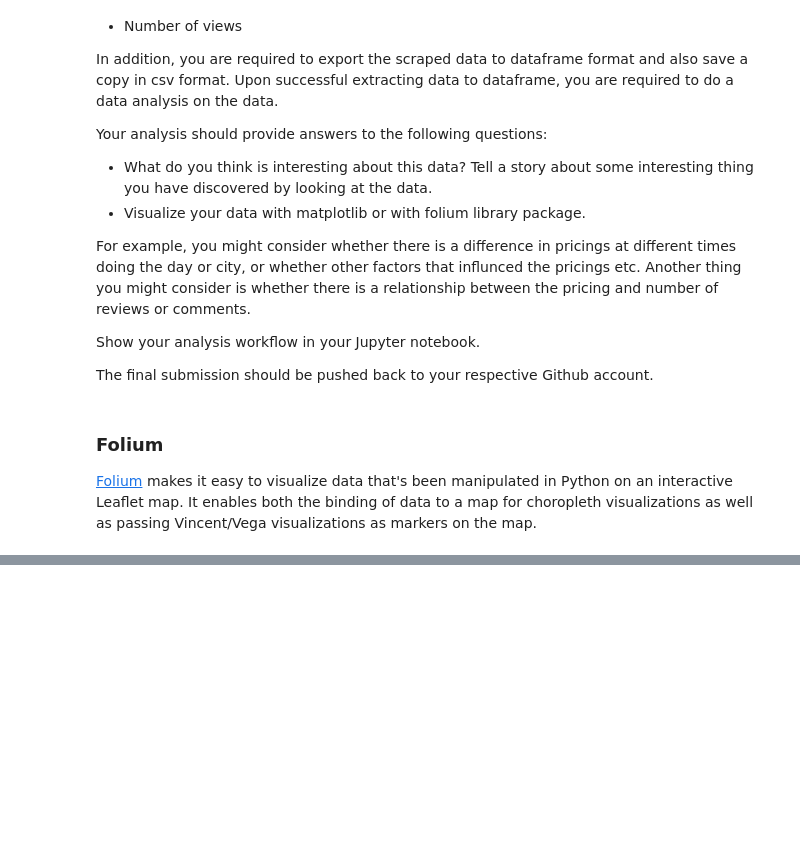
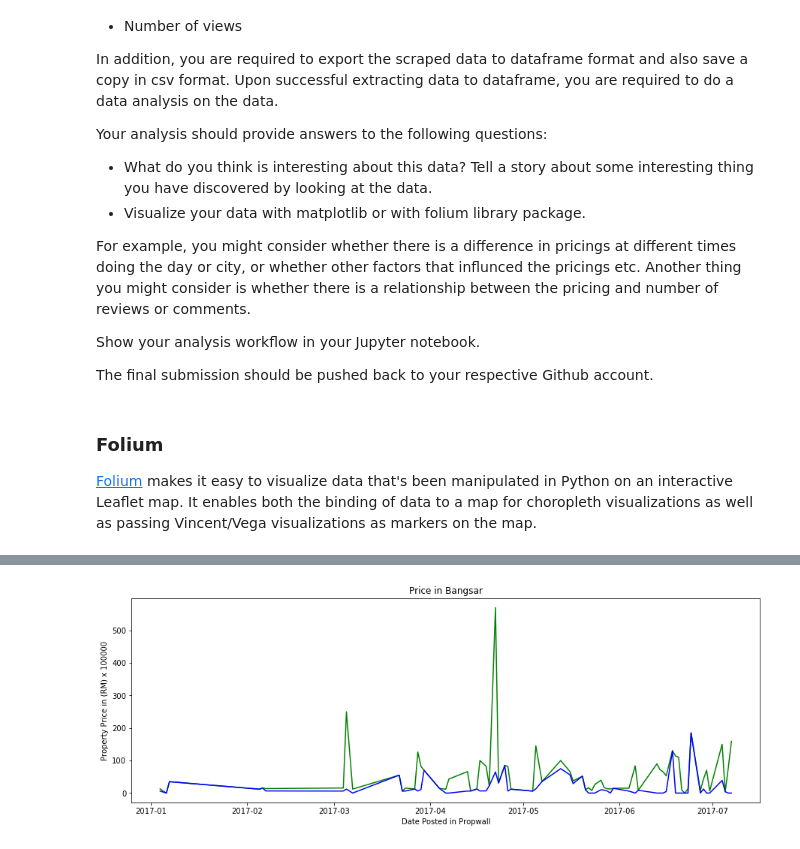
Before and after one commit to jasonphoon/EDS-Assignment3, a Jupyter notebook: Assignment3.ipynb, the cells around one changed output, grey strips where cells are left out. Drawn from its saved outputs; the diff is of its cells as text; code cells hidden in the pictures; blank space fills up the shorter version.

```diff
--- a/Assignment3.ipynb
+++ b/Assignment3.ipynb
@@ -100,0 +180,7 @@ df.to_csv('output.csv', index=False)
+# %%
+frames = [property_bangsar_df, property_klcc_df, property_subangjaya_df]
+property_df = pd.concat(frames)
+# %%
+#data sanitization
+property_df.posted_date = pd.to_datetime(property_df.posted_date.str.replace(' *',''),errors='coerce')
+property_df.total_price = property_df.total_price / 100000 #price too big..
@@ -100,0 +197,40 @@ df.to_csv('output.csv', index=False)
+# %%
+#property_df['date_time']
+#calculate bangsar
+bangsar_df  = property_df[(property_df.location == 'Bangsar')
+                          & (property_df.type != 'Shop')
+                          & (property_df.posted_date <= '2017-07-10')]
+bangsar_df = bangsar_df.groupby('posted_date')
+bangsar_high = bangsar_df.max()
+bangsar_low = bangsar_df.min()
+
+#calculate subang jaya
+subang_jaya_df  = property_df[(property_df.location == 'Subang Jaya')
+                              & (property_df.type != 'Shop')
+                              & (property_df.posted_date <= '2017-07-10')]
+subang_jaya_df = subang_jaya_df.groupby('posted_date')
+subang_jaya_high = subang_jaya_df.max()
+subang_jaya_low = subang_jaya_df.min()
+
+#calculate KLCC
+klcc_df  = property_df[(property_df.location == 'KLCC')
+                              & (property_df.posted_date <= '2017-07-10')]
+klcc_df = klcc_df.groupby('posted_date')
+klcc_high = klcc_df.max()
+klcc_low = klcc_df.min()
+# %%
+#Plot a graph to visualize
+#your code here
+import matplotlib.pyplot as plt
+%matplotlib inline
+
+plt.figure(figsize=(15,5))
+plt.plot(bangsar_high.index, bangsar_high.total_price, color='g')
+plt.plot(bangsar_low.index, bangsar_low.total_price, color='b')
+plt.ylabel('Property Price in (RM) x 100000')
+plt.xlabel('Date Posted in Propwall')
+plt.title('Price in Bangsar')
+
+plt.show()
+# %% [output]
+[figure, added]
```
Also changed, not shown: parts of 6 cells of this notebook, 1 other file.
